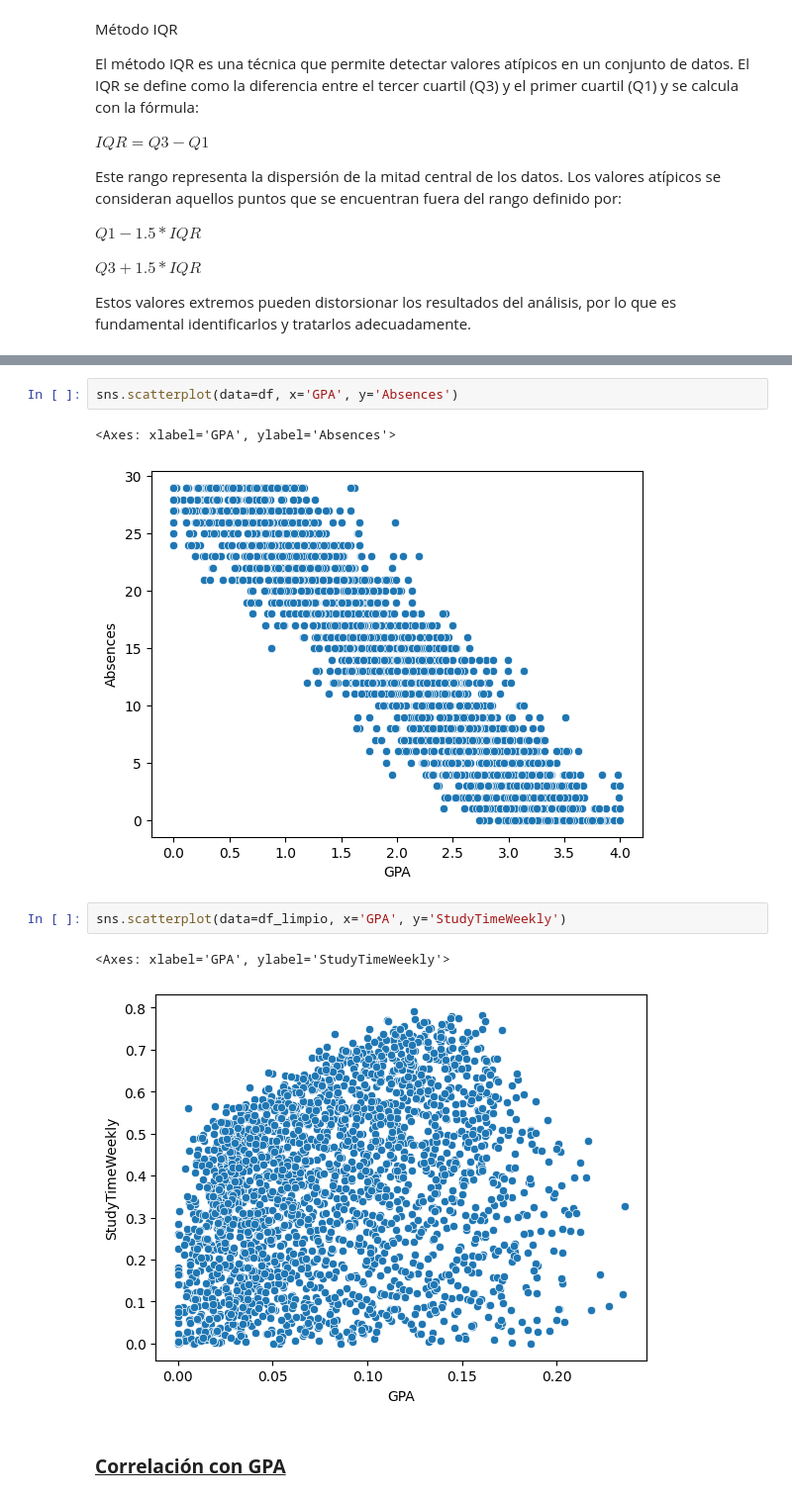
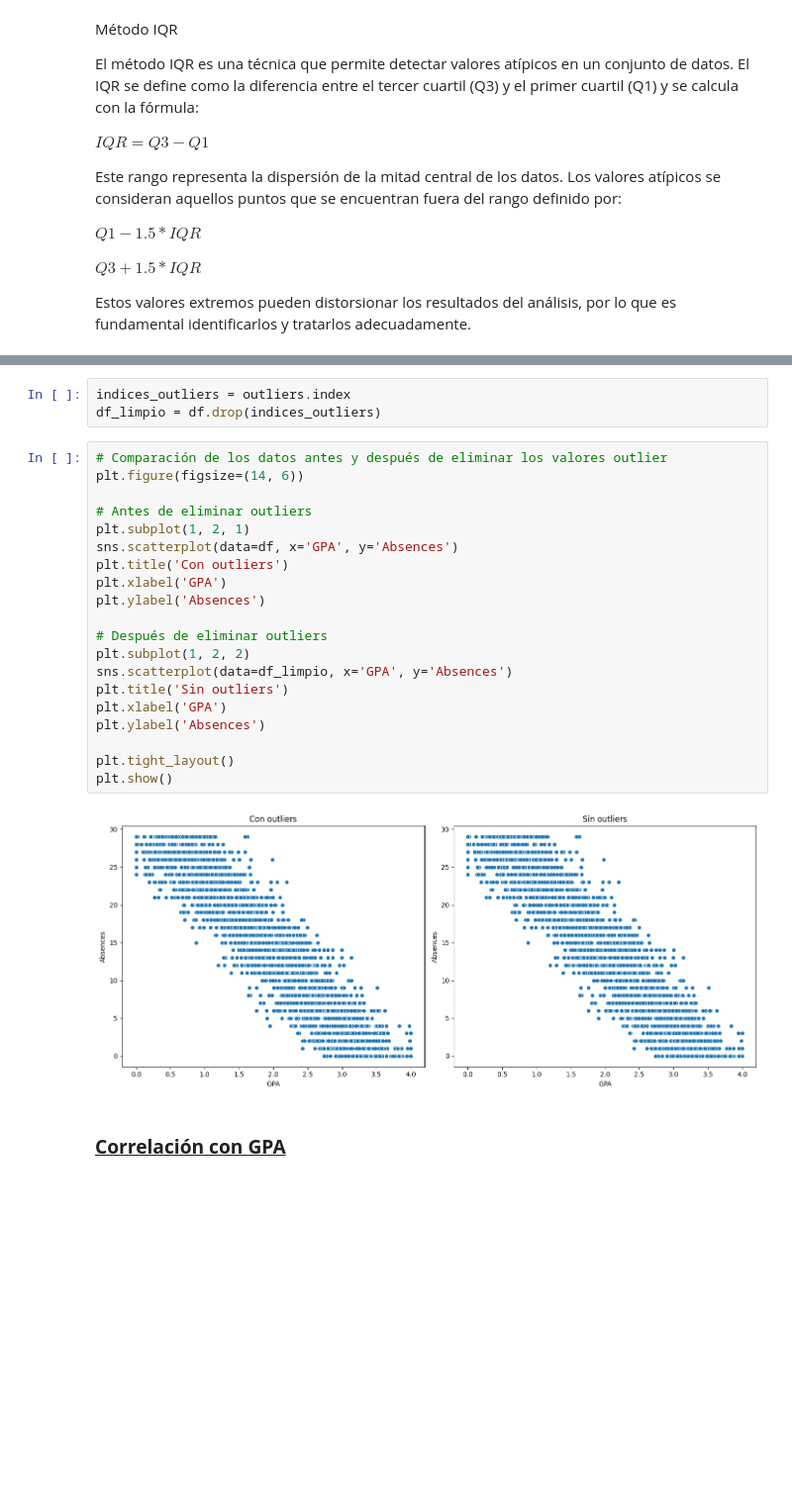
Before and after one commit to MoltenDevLabs/project-4-data-analysis-end-to-end-es, a Jupyter notebook: limpieza_datos.ipynb, the cells around one changed output, grey strips where cells are left out. Shown at 99% size. Saved outputs shown, nothing was run; the diff lists cells and outputs as text; blank space fills up the shorter version.

```diff
--- a/limpieza_datos.ipynb
+++ b/limpieza_datos.ipynb
@@ -156,12 +124,27 @@ df_limpio
-# %%
-sns.scatterplot(data=df, x='GPA', y='Absences')
-# %% [output]
-<Axes: xlabel='GPA', ylabel='Absences'>
-[figure, removed]
-# %%
-sns.scatterplot(data=df_limpio, x='GPA', y='StudyTimeWeekly')
-# %% [output]
-<Axes: xlabel='GPA', ylabel='StudyTimeWeekly'>
-[figure, removed]
+# %%
+indices_outliers = outliers.index
+df_limpio = df.drop(indices_outliers)
+# %%
+# Comparación de los datos antes y después de eliminar los valores outlier
+plt.figure(figsize=(14, 6))
+
+# Antes de eliminar outliers
+plt.subplot(1, 2, 1)
+sns.scatterplot(data=df, x='GPA', y='Absences')
+plt.title('Con outliers')
+plt.xlabel('GPA')
+plt.ylabel('Absences')
+
+# Después de eliminar outliers
+plt.subplot(1, 2, 2)
+sns.scatterplot(data=df_limpio, x='GPA', y='Absences')
+plt.title('Sin outliers')
+plt.xlabel('GPA')
+plt.ylabel('Absences')
+
+plt.tight_layout()
+plt.show()
+# %% [output]
+[figure, added]
 # %% [markdown]
 ### **<u> Correlación con GPA </u>**
```
Also changed, not shown: parts of 13 cells of this notebook, 8 other files.
